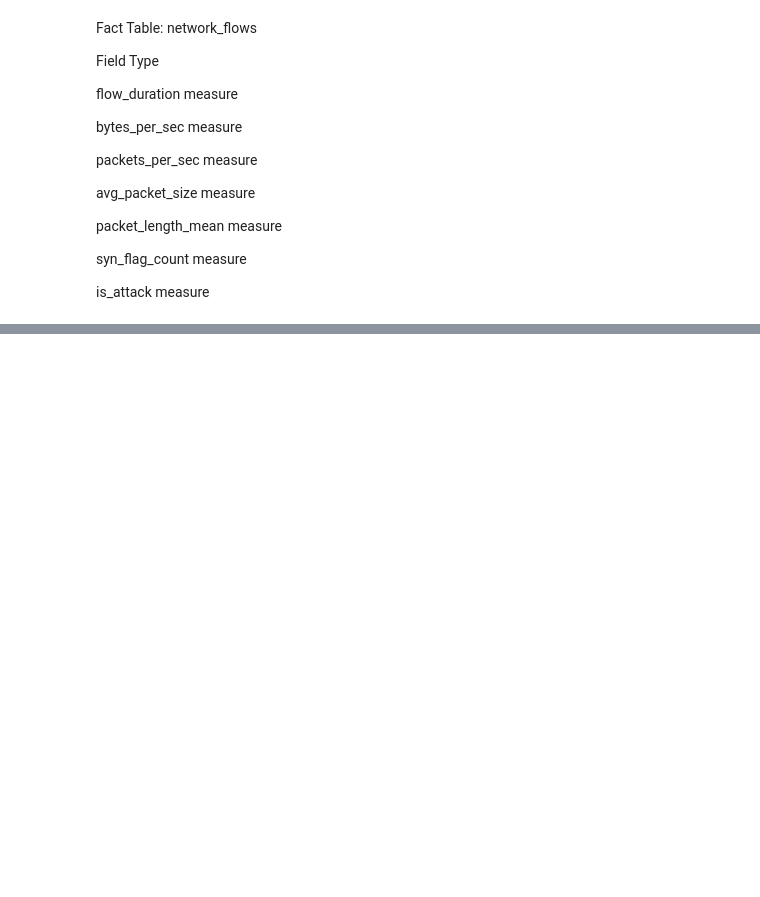
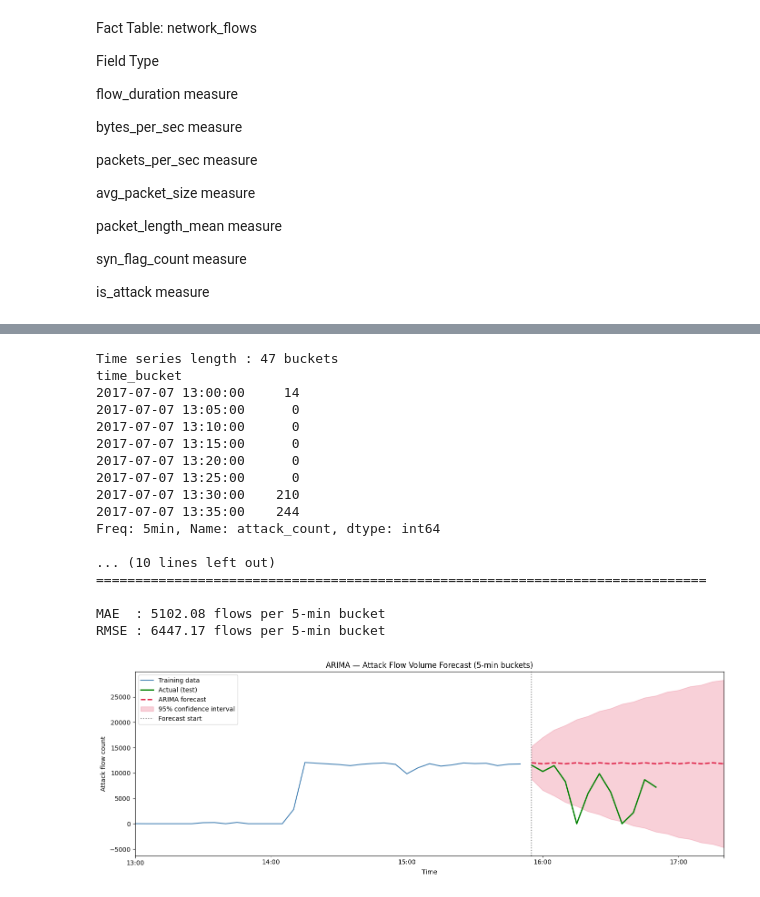
Before and after one commit to byteninja01/cyber-olap-system, a Jupyter notebook: notebooks/CICIDS.ipynb, the cells around one changed output, grey strips where cells are left out. Saved outputs shown, nothing was run; the diff lists cells and outputs as text; code cells hidden in the pictures; blank space fills up the shorter version.

```diff
--- a/notebooks/CICIDS.ipynb
+++ b/notebooks/CICIDS.ipynb
@@ -99,0 +951,78 @@ is_attack	measure
+# %%
+from statsmodels.tsa.arima.model import ARIMA
+from statsmodels.graphics.tsaplots import plot_acf, plot_pacf
+from sklearn.metrics import mean_absolute_error, mean_squared_error
+
+# Build time series: attack flow count per 5-minute bucket
+ts = (
+    ml_df[ml_df['is_attack'] == 1]
+    .groupby('time_bucket')
+    .size()
+    .rename('attack_count')
+    .asfreq('5min', fill_value=0)
+)
+
+print(f"Time series length : {len(ts)} buckets")
+print(ts.head(8))
+
+# Train/test split — last 12 buckets (60 min) as test
+train_size = len(ts) - 12
+train_ts   = ts.iloc[:train_size]
+test_ts    = ts.iloc[train_size:]
+
+# Fit ARIMA(2,1,2) — good general starting point for network traffic
+model = ARIMA(train_ts, order=(2, 1, 2))
+fitted = model.fit()
+
+print("\n=== ARIMA Model Summary ===")
+print(fitted.summary().tables[0])
+
+# Forecast for the test window + 6 more steps (30 min ahead)
+forecast_steps = len(test_ts) + 6
+forecast = fitted.get_forecast(steps=forecast_steps)
+forecast_mean = forecast.predicted_mean
+forecast_ci   = forecast.conf_int()
+
+# Metrics on test window
+mae  = mean_absolute_error(test_ts, forecast_mean[:len(test_ts)])
+rmse = np.sqrt(mean_squared_error(test_ts, forecast_mean[:len(test_ts)]))
+print(f"\nMAE  : {mae:.2f} flows per 5-min bucket")
+print(f"RMSE : {rmse:.2f} flows per 5-min bucket")
+
+# Plot
+fig, ax = plt.subplots(figsize=(14, 5))
+train_ts.plot(ax=ax, label='Training data', color='steelblue', lw=1.5)
+test_ts.plot(ax=ax, label='Actual (test)', color='green', lw=2)
+forecast_mean.plot(ax=ax, label='ARIMA forecast', color='crimson',
+                   lw=2, linestyle='--')
+ax.fill_between(forecast_ci.index,
+                forecast_ci.iloc[:, 0],
+                forecast_ci.iloc[:, 1],
+                alpha=0.2, color='crimson', label='95% confidence interval')
+ax.axvline(x=test_ts.index[0], color='gray', linestyle=':', lw=1.5,
+           label='Forecast start')
+ax.set_title("ARIMA — Attack Flow Volume Forecast (5-min buckets)")
+ax.set_xlabel("Time")
+ax.set_ylabel("Attack flow count")
+ax.legend()
+plt.tight_layout()
+plt.show()
+# %% [output]
+Time series length : 47 buckets
+time_bucket
+2017-07-07 13:00:00     14
+2017-07-07 13:05:00      0
+2017-07-07 13:10:00      0
+2017-07-07 13:15:00      0
+2017-07-07 13:20:00      0
+2017-07-07 13:25:00      0
+2017-07-07 13:30:00    210
+2017-07-07 13:35:00    244
+Freq: 5min, Name: attack_count, dtype: int64
+
+... (10 lines left out)
+==============================================================================
+
+MAE  : 5102.08 flows per 5-min bucket
+RMSE : 6447.17 flows per 5-min bucket
+[figure, added]
```
Also changed, not shown: parts of 36 cells of this notebook, 11 other files.
